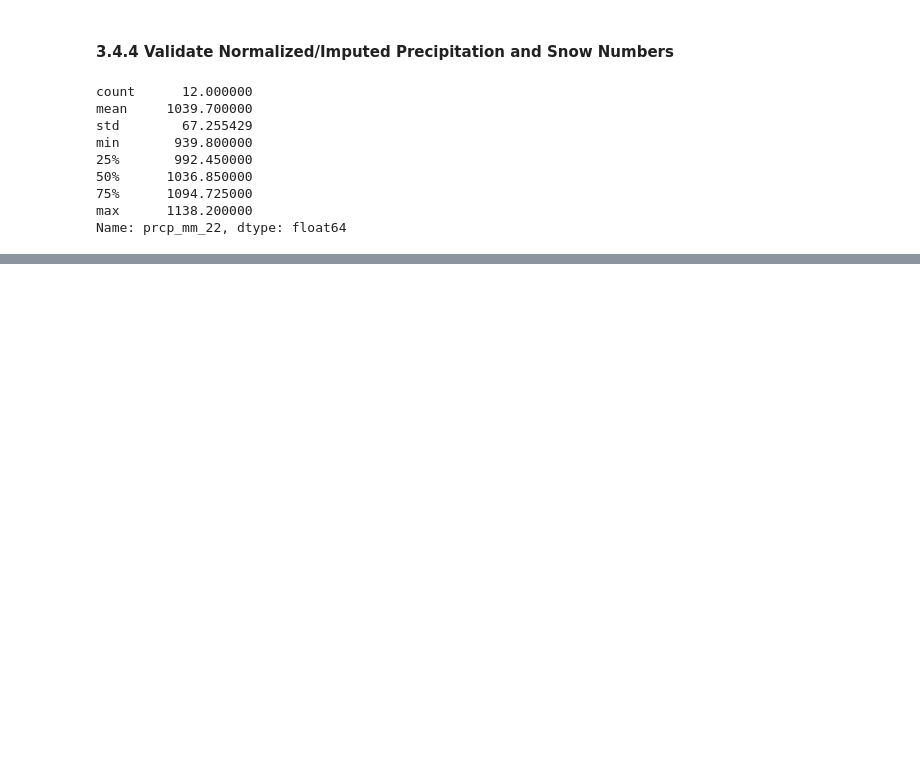
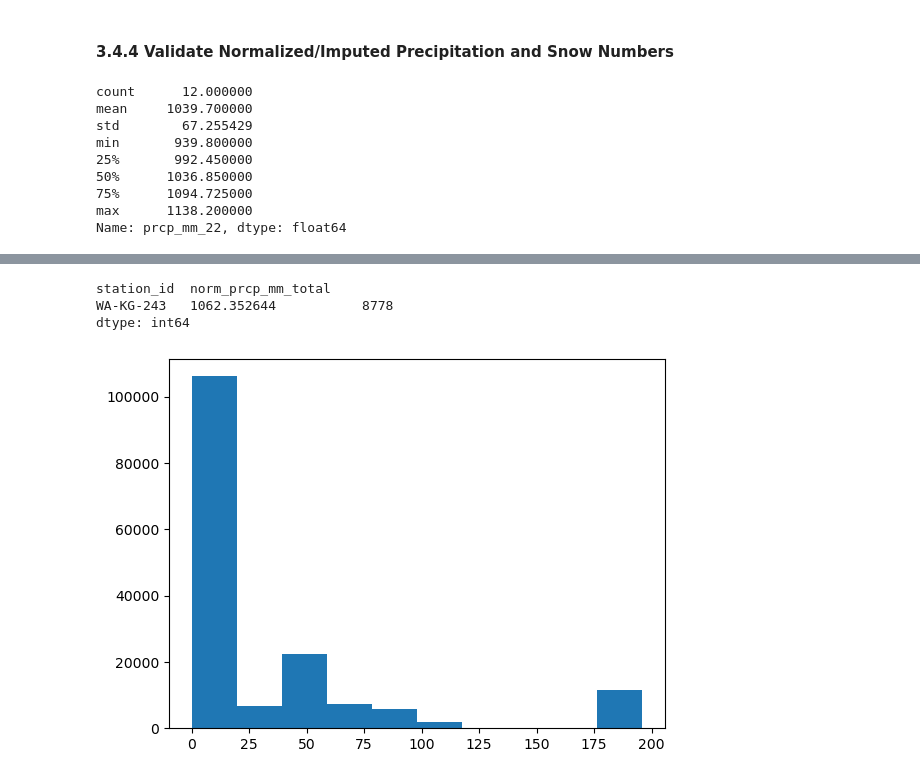
Before and after one commit to BrettlyCD/seattle-trees-project, a Jupyter notebook: notebooks/02_exploratory_data_analysis.ipynb, the cells around one changed output, grey strips where cells are left out. Saved outputs shown, nothing was run; the diff lists cells and outputs as text; code cells hidden in the pictures; blank space fills up the shorter version.

```diff
--- a/notebooks/02_exploratory_data_analysis.ipynb
+++ b/notebooks/02_exploratory_data_analysis.ipynb
@@ -889,0 +982,21 @@ manual_report_count = {'WA-KG-287': 309,
+# %%
+#I don't want to mess with the data too much, but I did a 25% adjustment (75% adj factor) on my imputation based on the assumption that days are more likely to be tracked when there is rain, than when there isn't.
+#But this breaks down for station WA-KG-243 which had 3 days and 0 rainfall tracked. For this one I will simply imput new values
+
+target_station = 'WA-KG-243' #set this up for locating which records to update
+prcp_median = trees_climate_updated['norm_prcp_mm_total'].median() #using median here since each location will have data and this will normalize it better
+
+trees_climate_updated.loc[trees_climate_updated.station_id == target_station, 'norm_prcp_mm_total'] = prcp_median
+# %%
+#validate that stuck
+trees_climate_updated[trees_climate_updated['station_id'] == target_station][['station_id','norm_prcp_mm_total']].value_counts()
+# %% [output]
+station_id  norm_prcp_mm_total
+WA-KG-243   1062.352644           8778
+dtype: int64
+# %%
+#Last distribution check - this time on our snowfall
+plt.hist(trees_climate_updated['norm_snow_mm_total'])
+plt.show()
+# %% [output]
+[figure, added]
```
Also changed, not shown: parts of 21 cells of this notebook.
